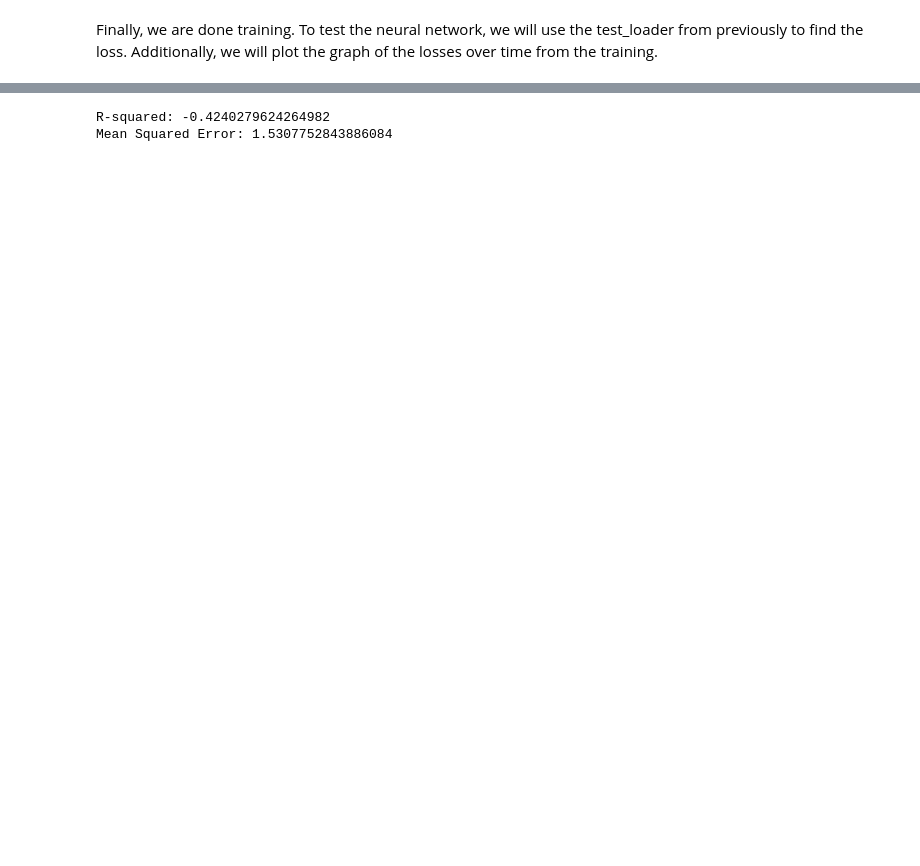
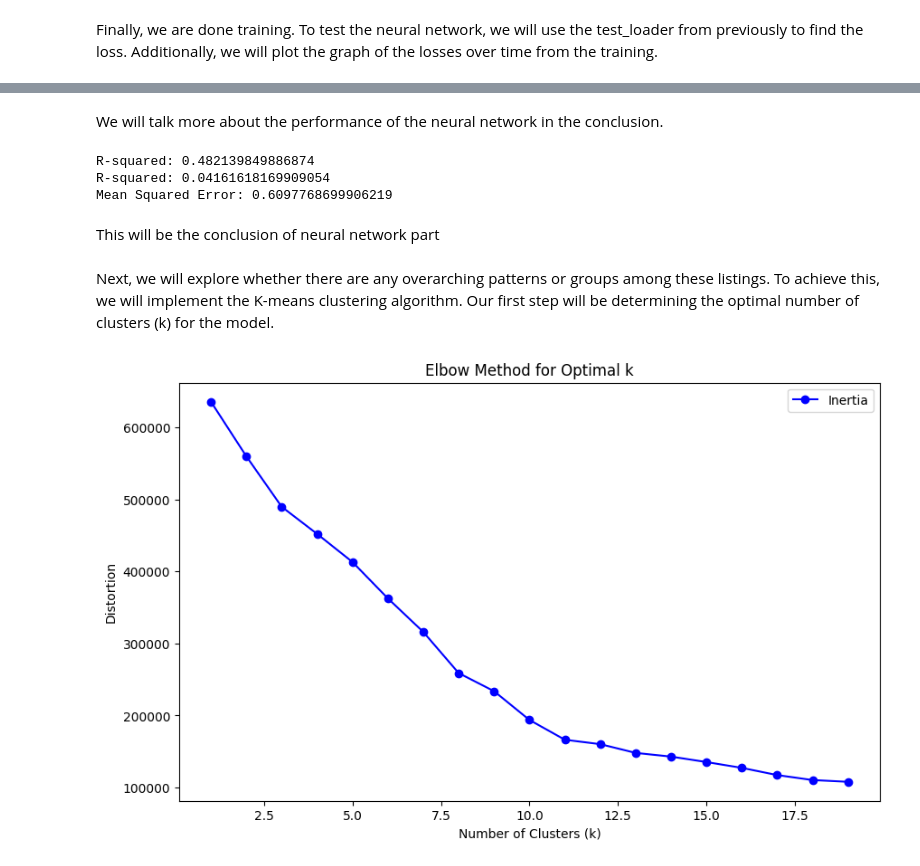
Before and after one commit to Gnaij12/CMSC320-Final-Project, a Jupyter notebook: CMSC320_Final_Project.ipynb, the cells around one changed output, grey strips where cells are left out. Saved outputs shown, nothing was run; the diff lists cells and outputs as text; code cells hidden in the pictures; blank space fills up the shorter version.

```diff
--- a/CMSC320_Final_Project.ipynb
+++ b/CMSC320_Final_Project.ipynb
@@ -512,11 +532,16 @@ Test Loss: 0.6358962575557461
+# %% [markdown]
+We will talk more about the performance of the neural network in the conclusion.
 # %%
-from sklearn.tree import DecisionTreeRegressor
-from sklearn.model_selection import train_test_split
+from sklearn.ensemble import RandomForestRegressor
 from sklearn.metrics import mean_squared_error, r2_score
 
 # Create and train the decision tree model
-tree_model = DecisionTreeRegressor()
+tree_model = RandomForestRegressor(max_depth=10)
 tree_model.fit(X_train, y_train)
+
+y_pred = tree_model.predict(X_train)
+r2 = r2_score(y_train, y_pred)
+print(f"R-squared: {r2}")
 
 # Make predictions on the test set
 y_pred = tree_model.predict(X_test)
@@ -527,5 +552,54 @@ print(f"R-squared: {r2}")
 mse = mean_squared_error(y_test, y_pred)
 print(f"Mean Squared Error: {mse}")
 # %% [output]
-R-squared: -0.4240279624264982
-Mean Squared Error: 1.5307752843886084
+R-squared: 0.482139849886874
+R-squared: 0.04161618169909054
+Mean Squared Error: 0.6097768699906219
+# %% [markdown]
+This will be the conclusion of neural network part
+# %% [markdown]
+Next, we will explore whether there are any overarching patterns or groups among these listings. To achieve this, we will implement the K-means clustering algorithm. Our first step will be determining the optimal number of clusters (k) for the model.
+# %%
+from sklearn.cluster import KMeans, DBSCAN
+from scipy.spatial.distance import cdist
+
+seed = 42
+
+distortions = []
+inertias = []
+mapping1 = {}
+mapping2 = {}
+K = range(1, 20)
+
+for k in K:
+    # ANSWER STARTING HERE
+
+    # Building and fitting the model
+    kmeans = KMeans(n_clusters=k, random_state=seed)
+    kmeans.fit(X)
+
+    # Append your distortion value
+    distortion = sum(np.min(cdist(X, kmeans.cluster_centers_, 'euclidean'), axis=1)) / X.shape[0]
+    distortions.append(distortion)
+
+
+    inertia = kmeans.inertia_
+    inertias.append(inertia)
+
+    # Save it to mapping1 and mapping2
+    mapping1[k] = distortion
+    mapping2[k] = inertia
+
+    # ANSWER ENDS HERE
+
+# Plot
+
+plt.figure(figsize=(10, 6))
+plt.plot(K, inertias, 'bo-', label='Inertia')
+plt.xlabel('Number of Clusters (k)')
+plt.ylabel('Distortion')
+plt.title('Elbow Method for Optimal k')
+plt.legend()
+plt.show()
+# %% [output]
+[figure, added]
```
Also changed, not shown: parts of 26 cells of this notebook, 1 other file.
